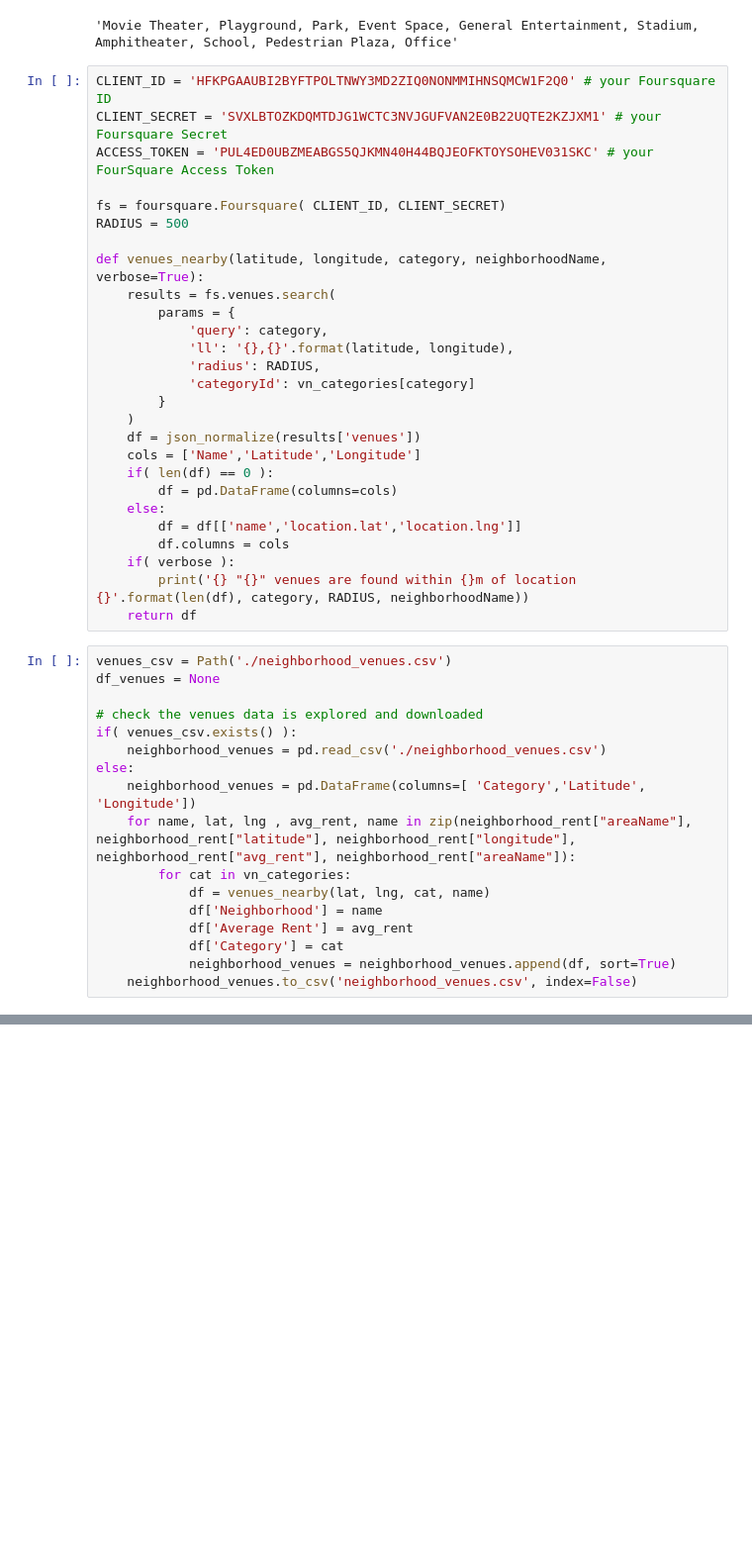
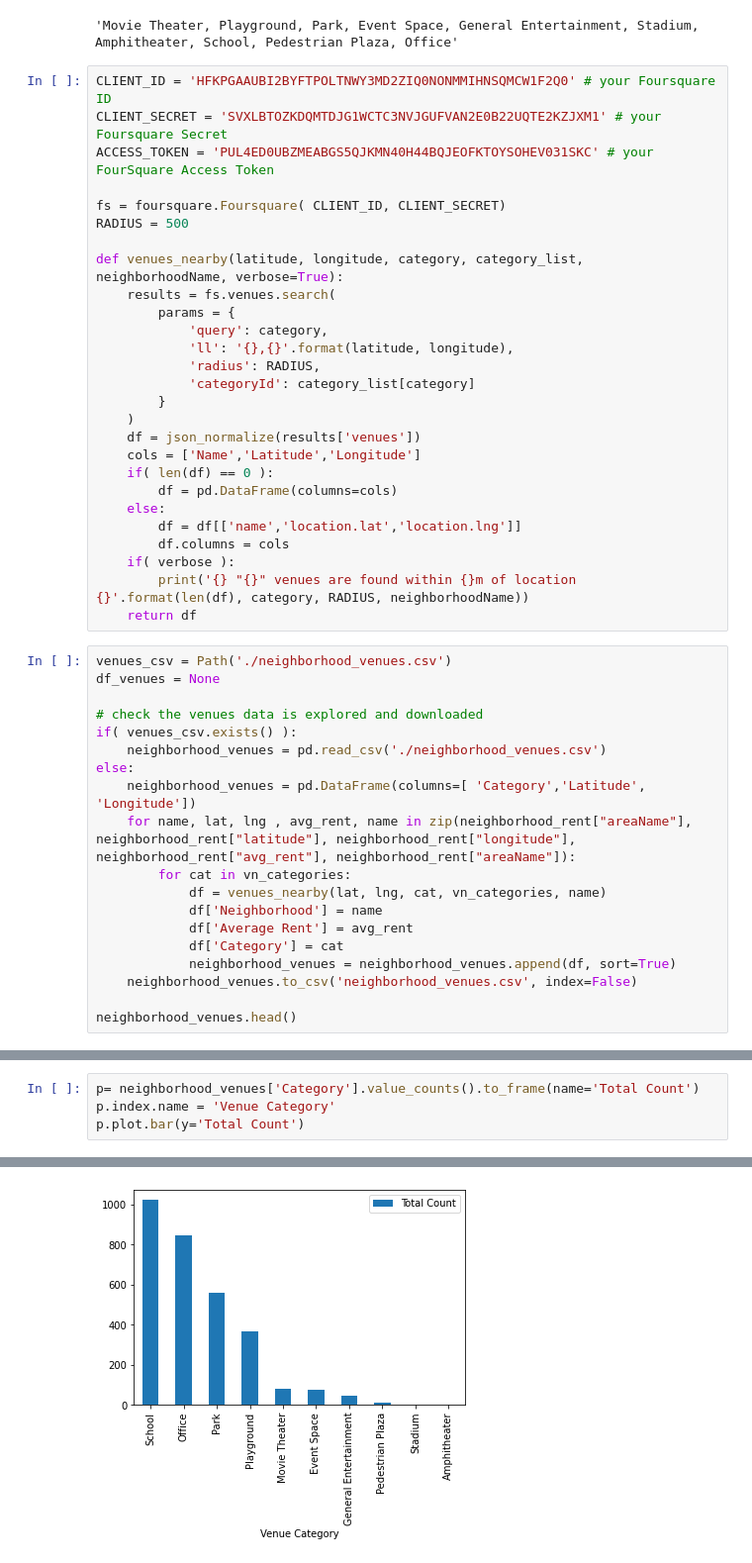
Before and after one commit to catkeeper1/Coursera_Capstone, a Jupyter notebook: capstone_final_assignment1.ipynb, the cells around one changed output, grey strips where cells are left out. Shown: that part at 99% size. Cells and saved outputs as stored; diff of their text form; blank space fills up the shorter version.

```diff
--- a/capstone_final_assignment1.ipynb
+++ b/capstone_final_assignment1.ipynb
@@ -150,13 +150,13 @@ ACCESS_TOKEN = 'PUL4ED0UBZMEABGS5QJKMN40H44BQJEOFKTOYSOHEV031SKC' # your FourSqu
 fs = foursquare.Foursquare( CLIENT_ID, CLIENT_SECRET)
 RADIUS = 500
 
-def venues_nearby(latitude, longitude, category, neighborhoodName, verbose=True):
+def venues_nearby(latitude, longitude, category, category_list, neighborhoodName, verbose=True):
     results = fs.venues.search(
         params = {
             'query': category,
             'll': '{},{}'.format(latitude, longitude),
             'radius': RADIUS,
-            'categoryId': vn_categories[category]
+            'categoryId': category_list[category]
         }
     )
     df = json_normalize(results['venues'])
@@ -180,9 +180,11 @@ else:
     neighborhood_venues = pd.DataFrame(columns=[ 'Category','Latitude', 'Longitude'])
     for name, lat, lng , avg_rent, name in zip(neighborhood_rent["areaName"], neighborhood_rent["latitude"], neighborhood_rent["longitude"], neighborhood_rent["avg_rent"], neighborhood_rent["areaName"]):
         for cat in vn_categories:
-            df = venues_nearby(lat, lng, cat, name)
+            df = venues_nearby(lat, lng, cat, vn_categories, name)
             df['Neighborhood'] = name
             df['Average Rent'] = avg_rent
             df['Category'] = cat
             neighborhood_venues = neighborhood_venues.append(df, sort=True)
     neighborhood_venues.to_csv('neighborhood_venues.csv', index=False)
+
+neighborhood_venues.head()
@@ -188,0 +198,5 @@ else:
+# %%
+p= neighborhood_venues['Category'].value_counts().to_frame(name='Total Count')
+p.index.name = 'Venue Category'
+p.plot.bar(y='Total Count')
+# %% [output]
@@ -188,0 +204 @@ else:
+[figure, added]
```
Also changed, not shown: parts of 6 cells of this notebook, 1 other file.
